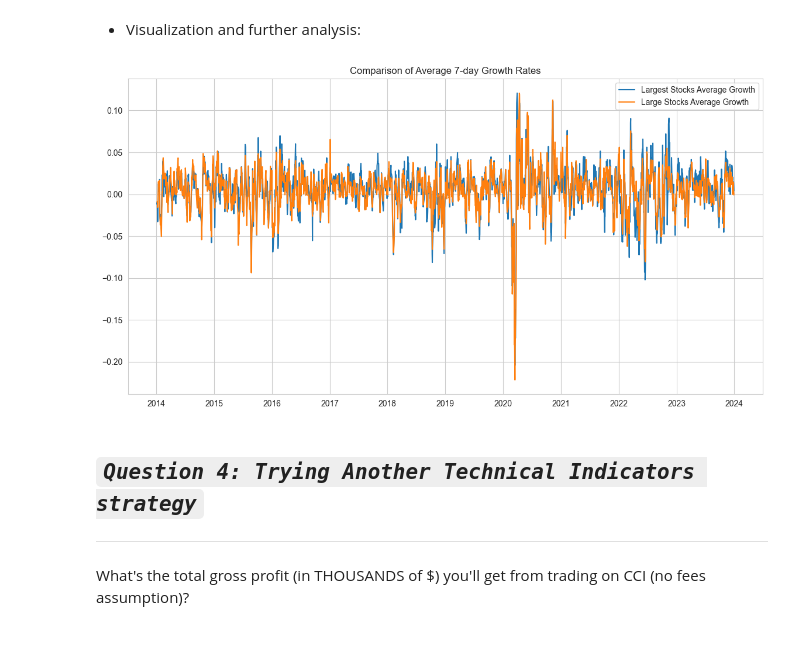
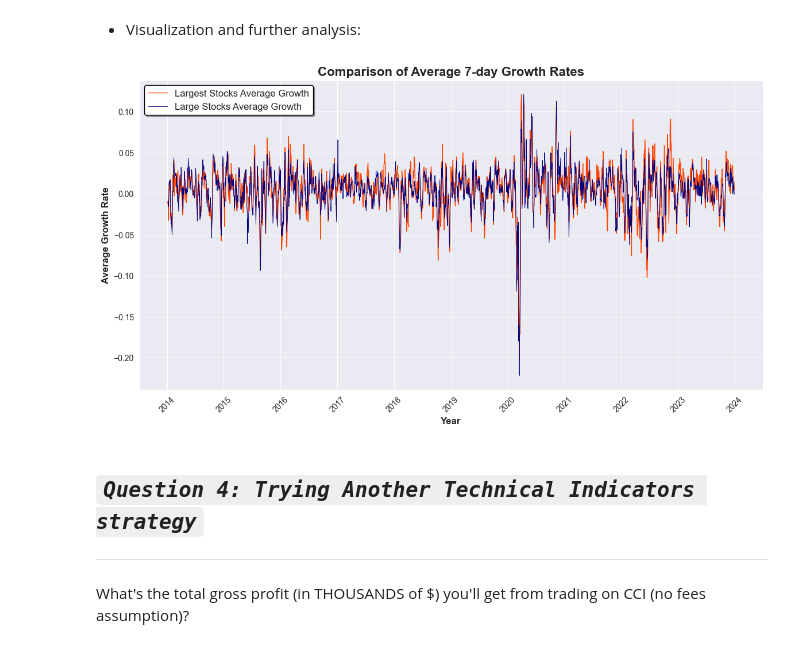
Before and after one commit to Ocean-code-1995/stock-market-analytics-zoomcamp, a Jupyter notebook: Module2/homework2.ipynb, the cells around one changed output. Cells and saved outputs as stored; diff of their text form; code cells hidden in the pictures.

Commit message:
Modified plots

```diff
--- a/Module2/homework2.ipynb
+++ b/Module2/homework2.ipynb
@@ -896,15 +900,18 @@ Name: count, dtype: int64
 # %% [markdown]
 - Visualization and further analysis:
 # %%
-
+sns.set_style('darkgrid')
 plt.figure(figsize=(14, 7))
-plt.plot(daily_avg_growth_largest, label='Largest Stocks Average Growth')
-plt.plot(daily_avg_growth_large, label='Large Stocks Average Growth')
-plt.title('Comparison of Average 7-day Growth Rates')
-plt.legend()
+plt.plot(daily_avg_growth_largest, label='Largest Stocks Average Growth', color='orangered', linewidth=0.99)
+plt.plot(daily_avg_growth_large, label='Large Stocks Average Growth', color='navy', linewidth=0.66)
+plt.title('Comparison of Average 7-day Growth Rates', weight='bold', size=16)
+plt.xlabel('Year', weight='bold', size=12)
+plt.xticks(rotation=45)
+plt.ylabel('Average Growth Rate', weight='bold', size=12)
+plt.legend(facecolor='white', fontsize=12, shadow=True, edgecolor='black', fancybox=True, loc='upper left')
 plt.show()
 # %% [output]
-[figure, old version]
+[figure, new version]
 # %% [markdown]
 ## ***`Question 4: Trying Another Technical Indicators strategy`***
 ---
```
Also changed, not shown: parts of 4 cells of this notebook.
